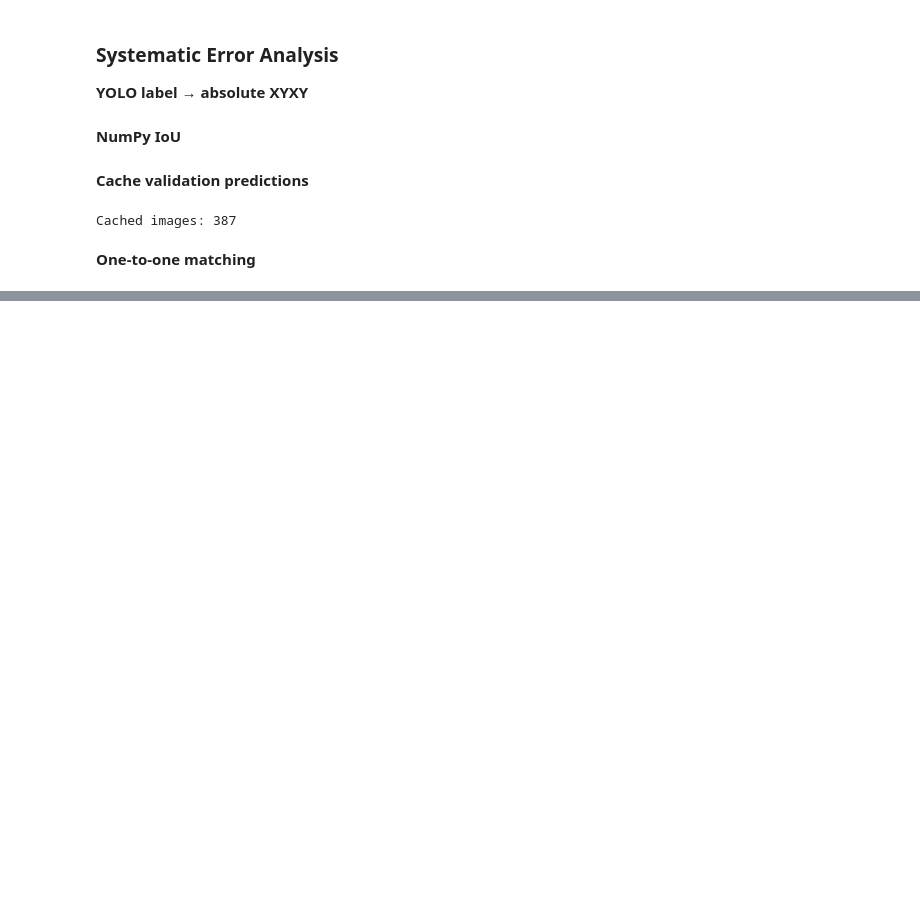
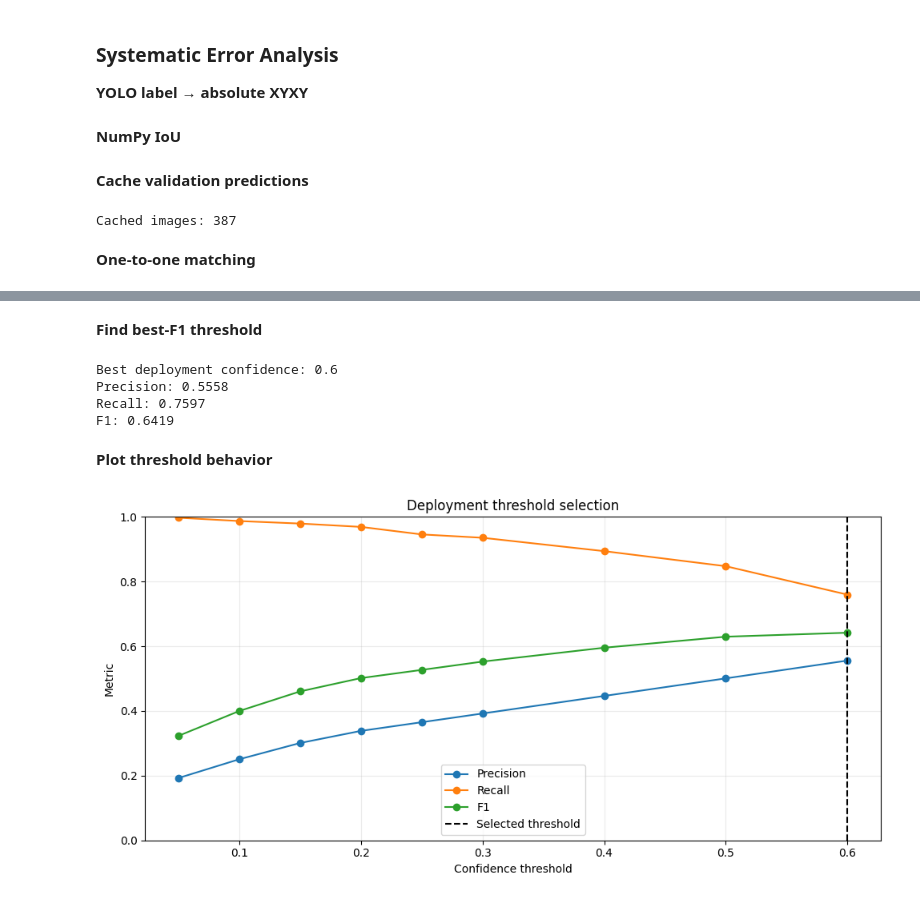
Before and after one commit to mdmohsin212/modern-vision-multimodal-lab, a Jupyter notebook: Vision/01_object_detection/notebooks/error_analysis_video_onnx_exam.ipynb, the cells around one changed output, grey strips where cells are left out. Cells and saved outputs as stored; diff of their text form; code cells hidden in the pictures; blank space fills up the shorter version.

```diff
--- a/Vision/01_object_detection/notebooks/error_analysis_video_onnx_exam.ipynb
+++ b/Vision/01_object_detection/notebooks/error_analysis_video_onnx_exam.ipynb
@@ -380,0 +463,62 @@ def match_image(item, confidence_threshold, iou_threshold=0.50):
+# %% [markdown]
+**Find best-F1 threshold**
+# %%
+best_threshold_index = threshold_dataframe["f1"].idxmax()
+best_threshold_row = threshold_dataframe.loc[best_threshold_index]
+
+BEST_CONFIDENCE_THRESHOLD = float(best_threshold_row["threshold"])
+
+print("Best deployment confidence:", BEST_CONFIDENCE_THRESHOLD)
+print("Precision:", round(float(best_threshold_row["precision"]), 4))
+print("Recall:", round(float(best_threshold_row["recall"]), 4))
+print("F1:", round(float(best_threshold_row["f1"]), 4))
+# %% [output]
+Best deployment confidence: 0.6
+Precision: 0.5558
+Recall: 0.7597
+F1: 0.6419
+# %% [markdown]
+**Plot threshold behavior**
+# %%
+plt.figure(figsize=(10, 5))
+
+plt.plot(
+    threshold_dataframe["threshold"],
+    threshold_dataframe["precision"],
+    marker="o",
+    label="Precision",
+)
+
+plt.plot(
+    threshold_dataframe["threshold"],
+    threshold_dataframe["recall"],
+    marker="o",
+    label="Recall",
+)
+
+plt.plot(
+    threshold_dataframe["threshold"],
+    threshold_dataframe["f1"],
+    marker="o",
+    label="F1",
+)
+
+plt.axvline(
+    BEST_CONFIDENCE_THRESHOLD,
+    color="black",
+    linestyle="--",
+    label=(
+        "Selected threshold"
+    ),
+)
+
+plt.xlabel("Confidence threshold")
+plt.ylabel("Metric")
+plt.ylim(0, 1)
+plt.title("Deployment threshold selection")
+plt.grid(alpha=0.25)
+plt.legend()
+plt.tight_layout()
+plt.show()
+# %% [output]
+[figure, added]
```
Also changed, not shown: parts of 9 cells of this notebook.
